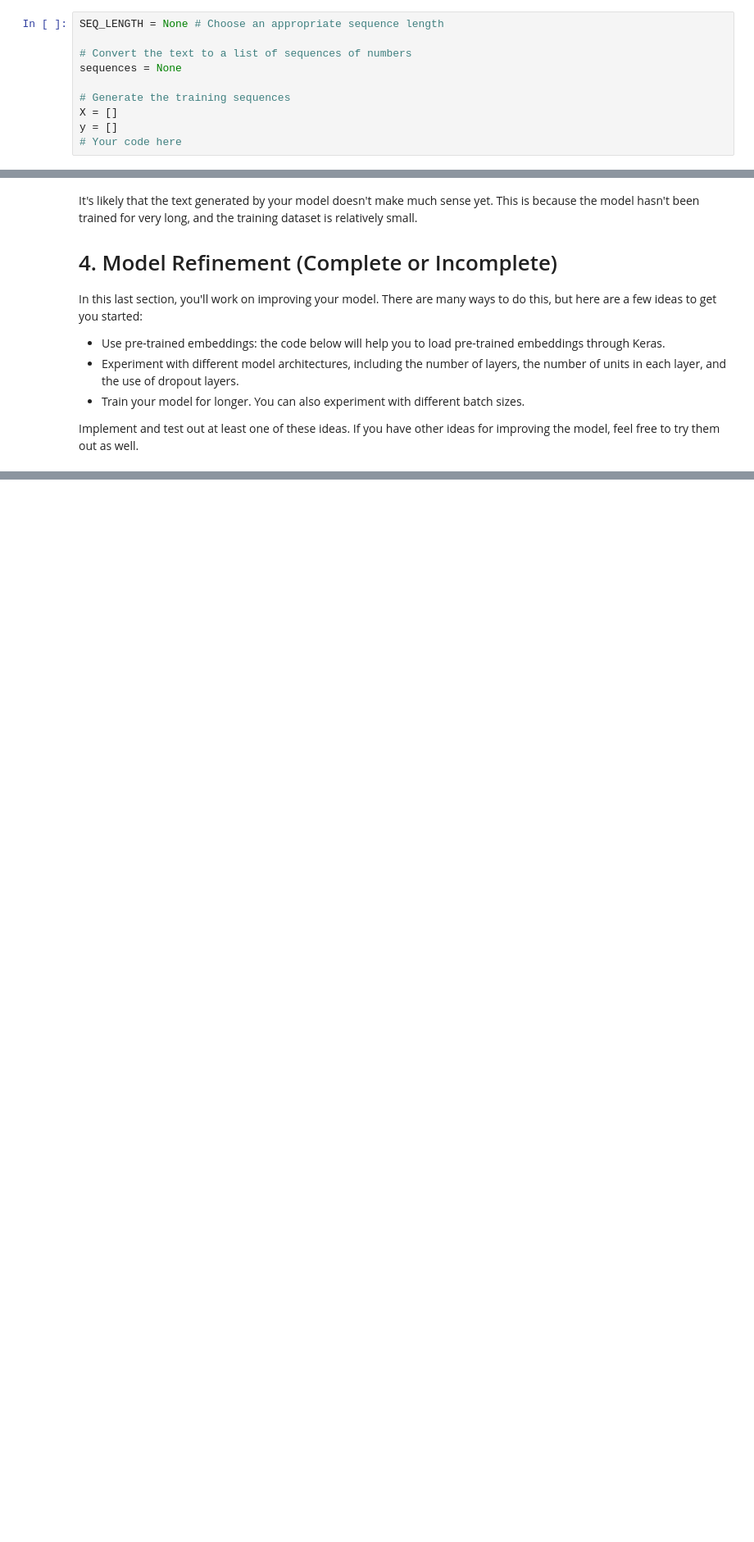
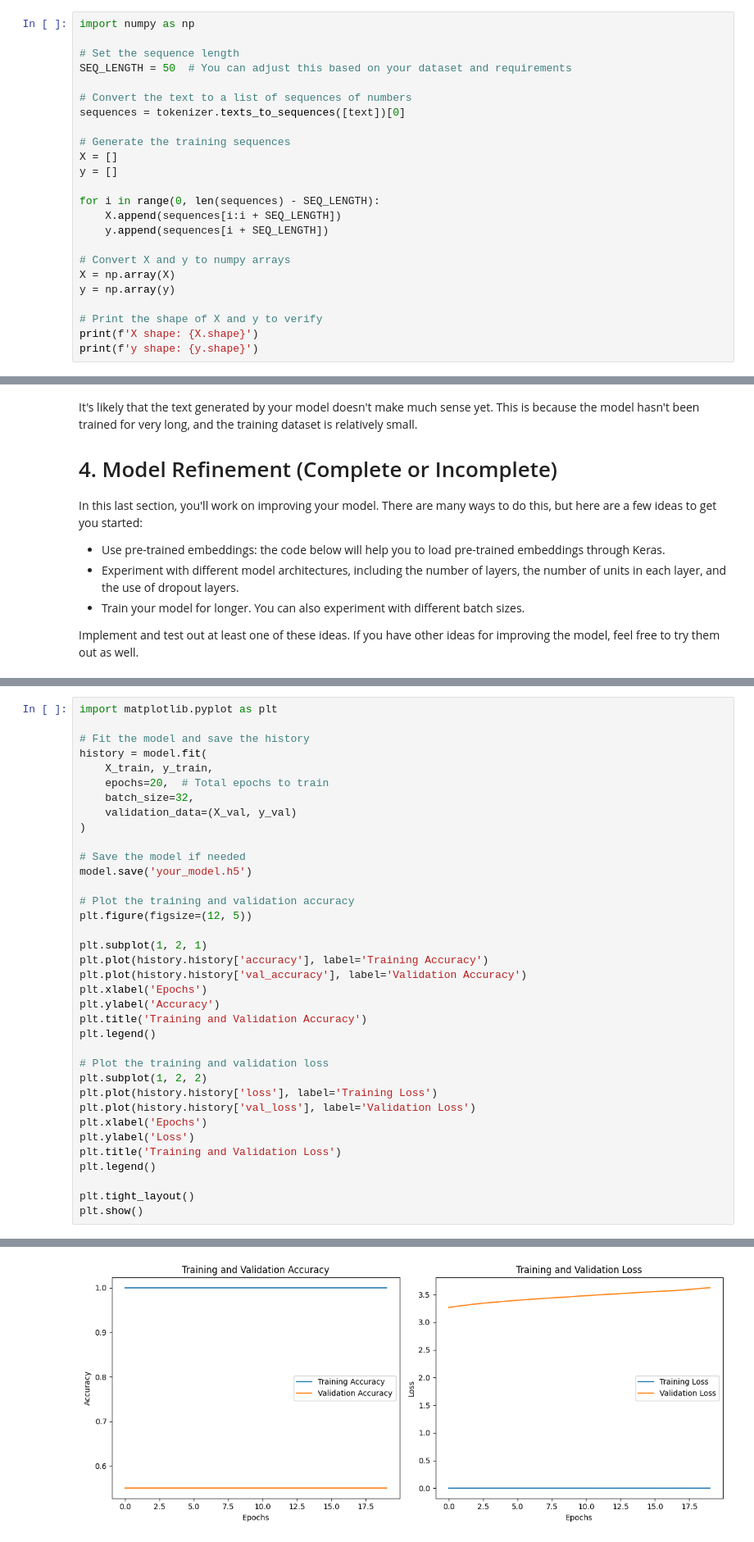
Before and after one commit to rehanschaudhry/deep_learning, a Jupyter notebook: 02_activities/assignments/assignment_2.ipynb, the cells around one changed output, grey strips where cells are left out. Shown at 82% size. Drawn from its saved outputs; the diff is of its cells as text; blank space fills up the shorter version.

```diff
--- a/02_activities/assignments/assignment_2.ipynb
+++ b/02_activities/assignments/assignment_2.ipynb
@@ -86,12 +217,26 @@ Now that the text has been tokenized, we need to create sequences the model can
 *   Use the `texts_to_sequences` method from the tokenizer to convert the text to a list of sequences of numbers.
 *   Generate the training sequences. Each training sequence should contain `SEQ_LENGTH` token IDs from the text. The target token for each sequence should be the word that follows the sequence in the text.
 # %%
-SEQ_LENGTH = None # Choose an appropriate sequence length
+import numpy as np
+
+# Set the sequence length
+SEQ_LENGTH = 50  # You can adjust this based on your dataset and requirements
 
 # Convert the text to a list of sequences of numbers
-sequences = None
+sequences = tokenizer.texts_to_sequences([text])[0]
 
 # Generate the training sequences
 X = []
 y = []
-# Your code here
+
+for i in range(0, len(sequences) - SEQ_LENGTH):
+    X.append(sequences[i:i + SEQ_LENGTH])
+    y.append(sequences[i + SEQ_LENGTH])
+
+# Convert X and y to numpy arrays
+X = np.array(X)
+y = np.array(y)
+
+# Print the shape of X and y to verify
+print(f'X shape: {X.shape}')
+print(f'y shape: {y.shape}')
@@ -299,0 +666,37 @@ You need to complete the previous parts of your assignment in order for this to
+# %%
+import matplotlib.pyplot as plt
+
+# Fit the model and save the history
+history = model.fit(
+    X_train, y_train,
+    epochs=20,  # Total epochs to train
+    batch_size=32,
+    validation_data=(X_val, y_val)
+)
+
+# Save the model if needed
+model.save('your_model.h5')
+
+# Plot the training and validation accuracy
+plt.figure(figsize=(12, 5))
+
+plt.subplot(1, 2, 1)
+plt.plot(history.history['accuracy'], label='Training Accuracy')
+plt.plot(history.history['val_accuracy'], label='Validation Accuracy')
+plt.xlabel('Epochs')
+plt.ylabel('Accuracy')
+plt.title('Training and Validation Accuracy')
+plt.legend()
+
+# Plot the training and validation loss
+plt.subplot(1, 2, 2)
+plt.plot(history.history['loss'], label='Training Loss')
+plt.plot(history.history['val_loss'], label='Validation Loss')
+plt.xlabel('Epochs')
+plt.ylabel('Loss')
+plt.title('Training and Validation Loss')
+plt.legend()
+
+plt.tight_layout()
+plt.show()
+# %% [output]
@@ -300,3 +721,4 @@ You need to complete the previous parts of your assignment in order for this to
+[figure, added]
 # %% [markdown]
 ## Criteria
 
```
Also changed, not shown: parts of 26 cells of this notebook.
